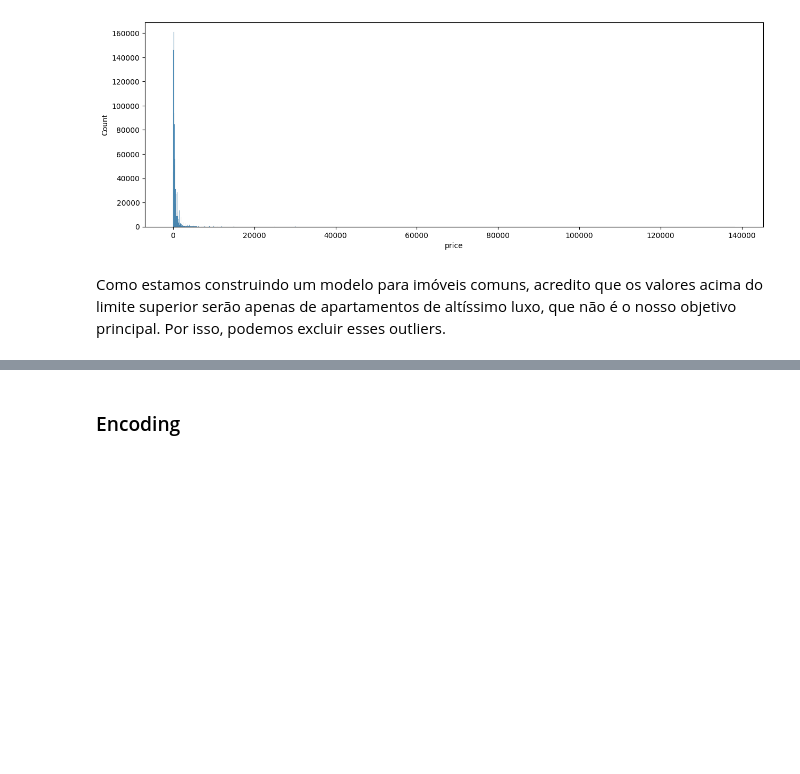
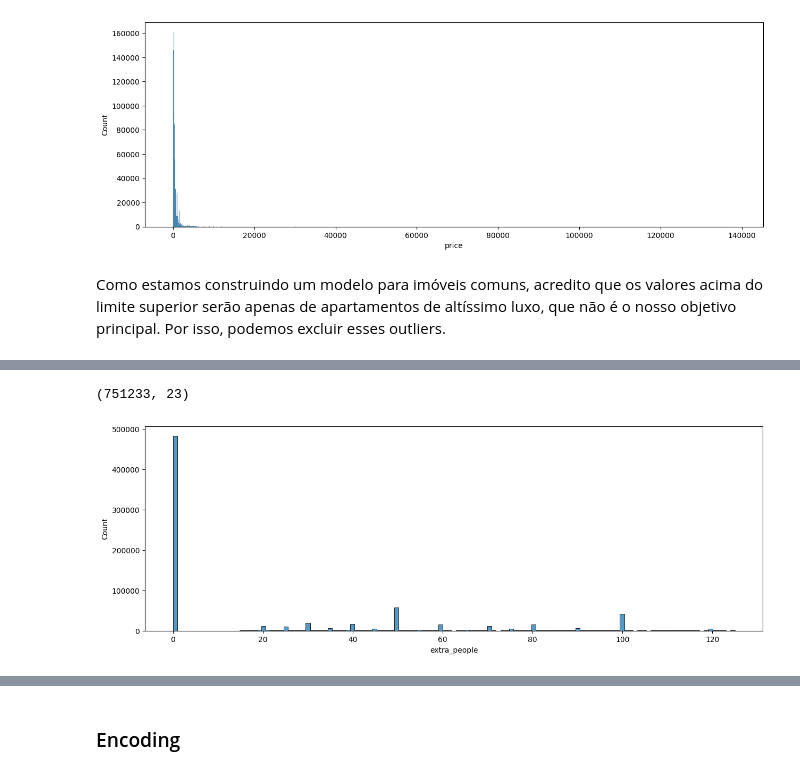
Before and after one commit to dePinhoPaulo/Python-Impressionador, a Jupyter notebook: 05. Impressionador/39. Projeto 3 - Ciência de Dados - Aplicação de Mercado de Trabalho/Projeto de Ciência de Dados e Recomendações - Solução Airbnb Rio.ipynb, the cells around one changed output, grey strips where cells are left out. Cells and saved outputs as stored; diff of their text form; code cells hidden in the pictures; blank space fills up the shorter version.

```diff
--- a/05. Impressionador/39. Projeto 3 - Ciência de Dados - Aplicação de Mercado de Trabalho/Projeto de Ciência de Dados e Recomendações - Solução Airbnb Rio.ipynb
+++ b/05. Impressionador/39. Projeto 3 - Ciência de Dados - Aplicação de Mercado de Trabalho/Projeto de Ciência de Dados e Recomendações - Solução Airbnb Rio.ipynb
@@ -338,0 +377,5 @@ print(base_airbnb.shape)
+# %%
+base_airbnb, linhas_removidas = excluir_outliers(base_airbnb, 'extra_people')
+
+print('{} linhas remividas'.format(linhas_removidas))
+display(base_airbnb)
@@ -338,0 +397,6 @@ print(base_airbnb.shape)
+# %%
+histograma(base_airbnb['extra_people'])
+print(base_airbnb.shape)
+# %% [output]
+(751233, 23)
+[figure, added]
```
Also changed, not shown: parts of 13 cells of this notebook, 1 other file.
